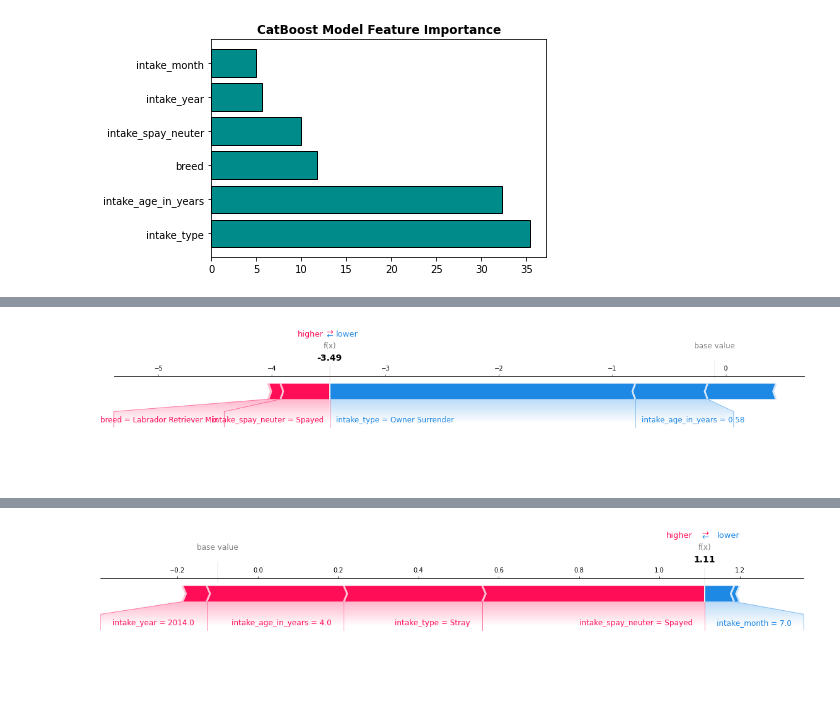
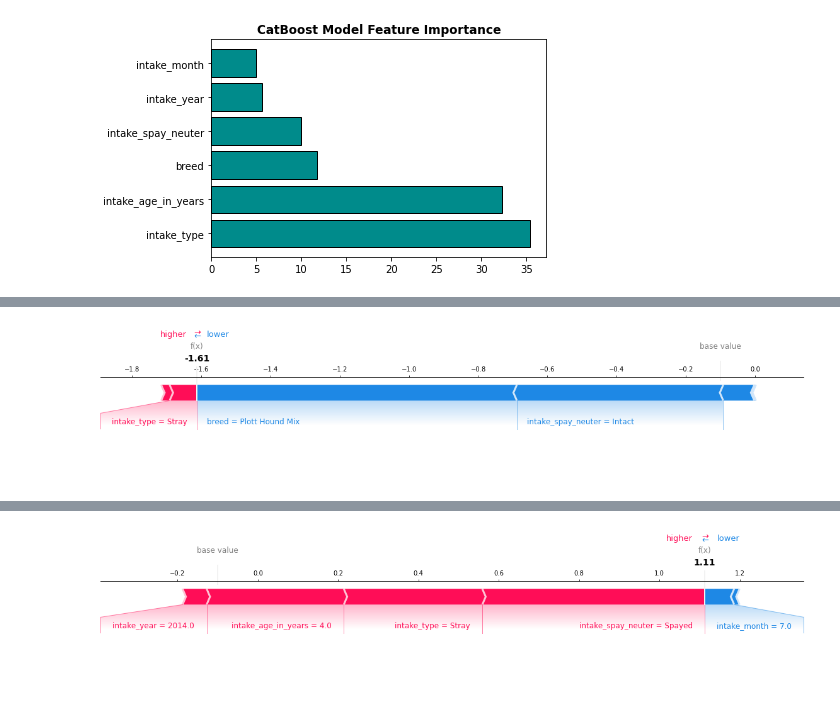
Before and after one commit to lordfrahnk/austin_shelter, a Jupyter notebook: notebooks/13 - CatBoost Model Binary Target With SMOTE (v2).ipynb, the cells around one changed output, grey strips where cells are left out. Drawn from its saved outputs; the diff is of its cells as text; code cells hidden in the pictures.

Commit message:
update shap force plots using link=logit

```diff
--- a/notebooks/13 - CatBoost Model Binary Target With SMOTE (v2).ipynb
+++ b/notebooks/13 - CatBoost Model Binary Target With SMOTE (v2).ipynb
@@ -218,11 +218,11 @@ shap.initjs()
 explainer = shap.TreeExplainer(clf)
 shap_values = explainer.shap_values(X_test)
 # %%
-observation_idx = 463
+observation_idx = 465
 
 shap.force_plot(explainer.expected_value, shap_values[observation_idx,:], X_test.iloc[observation_idx,:],
                show=False, matplotlib=True)
 
 plt.savefig('../plots/other_shap_example', dpi=300, bbox_inches='tight');
 # %% [output]
-[figure, old version]
+[figure, new version]
```
Also changed, not shown: parts of 4 cells of this notebook.
